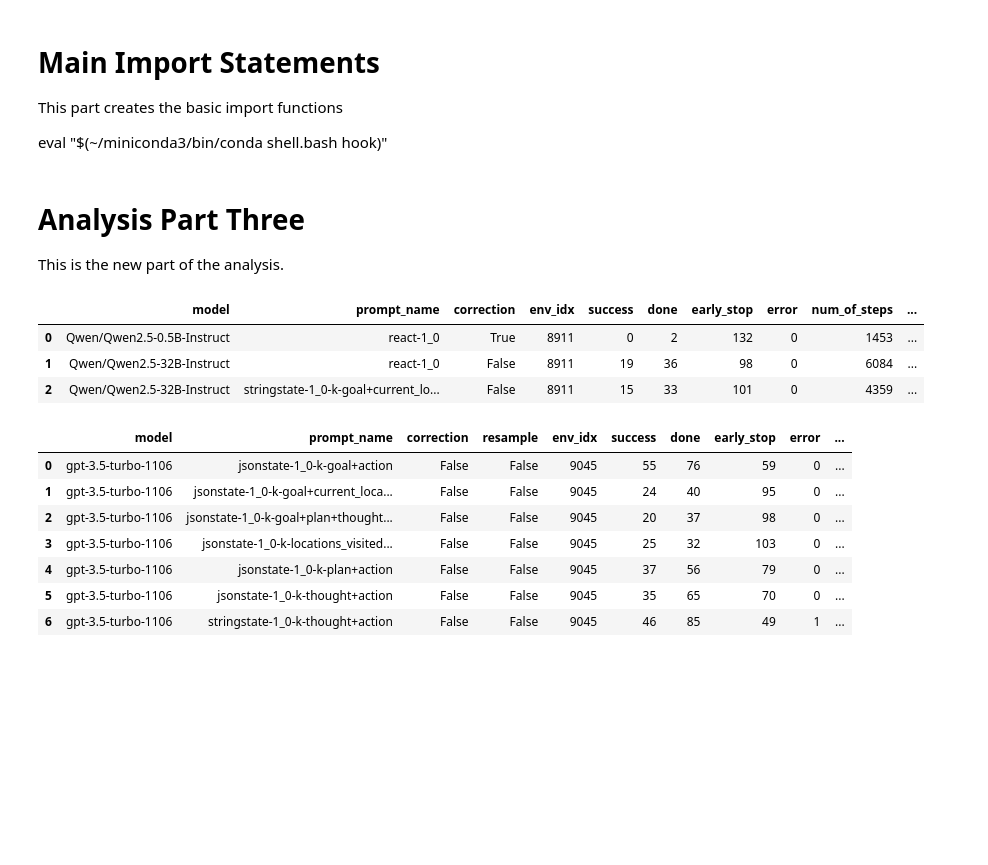
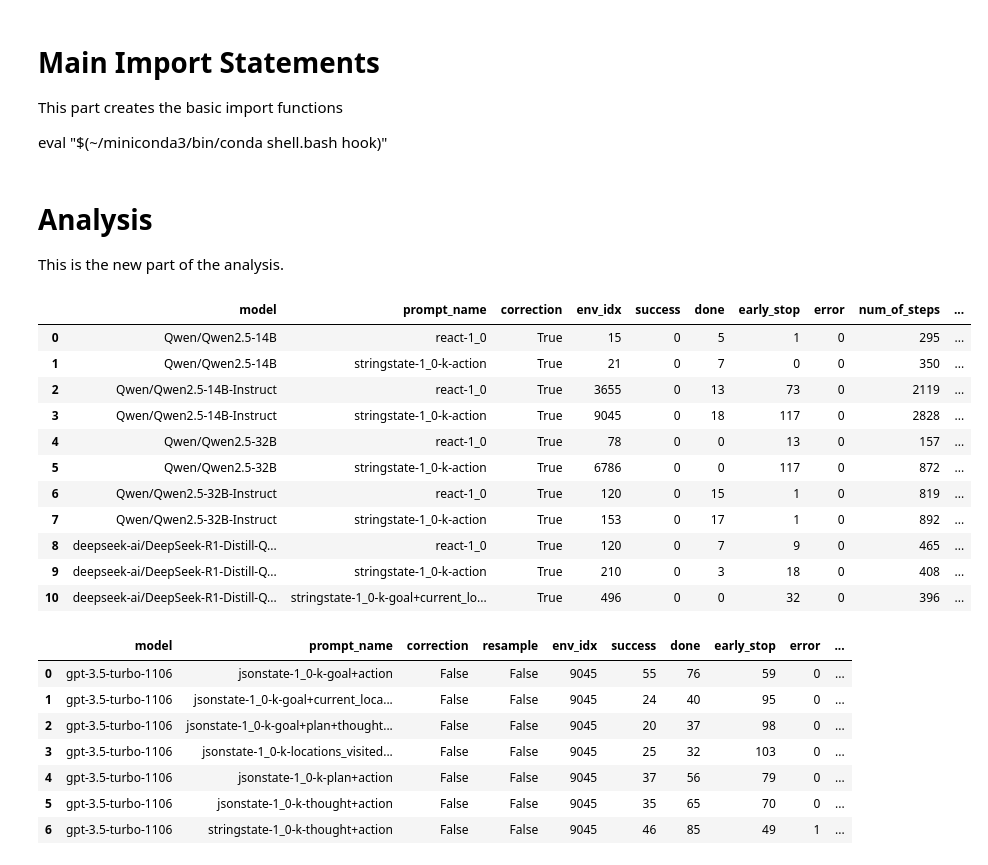
Before and after one commit to ai-nikolai/StateAct, a Jupyter notebook: alfworld_runs/analysis_alfworld_eval_notebook.ipynb, the cells around one changed output. Cells and saved outputs as stored; diff of their text form; code cells hidden in the pictures; blank space fills up the shorter version.

Commit message:
analysis notebook added (needs cleaning)

```diff
--- a/alfworld_runs/analysis_alfworld_eval_notebook.ipynb
+++ b/alfworld_runs/analysis_alfworld_eval_notebook.ipynb
@@ -45,7 +45,7 @@ def convert_bool_string_to_bool_int(in_string):
         print(in_string[0])
         raise Exception("Error in Transforming BoolString to Int")
 # %% [markdown]
-# Analysis Part Three
+# Analysis
 This is the new part of the analysis.
 # %%
 def load_data(trial_name):
@@ -152,20 +152,28 @@ def create_pivot(in_data,variable="success",aggregation_function="sum"):# pivot1
     piv_table = pivot_table.reset_index()
     return piv_table
 # %%
-file_name = "v5_eval"
+file_name = "v5_3_eval"
 # new_eval = load_data("v4_0_0_eval")
 new_eval = load_data(file_name)
 # new_eval.head()
 
 x,y = analyse_data_old(new_eval)
 y.to_csv(f"{file_name}_scores.csv",sep="&",index=False, float_format='%.2f')
 
 x.head()
 # %% [output]
 |  | model | prompt_name | correction | env_idx | success | done | early_stop | error | num_of_steps | ... |
-| 0 | Qwen/Qwen2.5-0.5B-Instruct | react-1_0 | True | 8911 | 0 | 2 | 132 | 0 | 1453 | ... |
-| 1 | Qwen/Qwen2.5-32B-Instruct | react-1_0 | False | 8911 | 19 | 36 | 98 | 0 | 6084 | ... |
-| 2 | Qwen/Qwen2.5-32B-Instruct | stringstate-1_0-k-goal+current_lo... | False | 8911 | 15 | 33 | 101 | 0 | 4359 | ... |
+| 0 | Qwen/Qwen2.5-14B | react-1_0 | True | 15 | 0 | 5 | 1 | 0 | 295 | ... |
+| 1 | Qwen/Qwen2.5-14B | stringstate-1_0-k-action | True | 21 | 0 | 7 | 0 | 0 | 350 | ... |
+| 2 | Qwen/Qwen2.5-14B-Instruct | react-1_0 | True | 3655 | 0 | 13 | 73 | 0 | 2119 | ... |
+| 3 | Qwen/Qwen2.5-14B-Instruct | stringstate-1_0-k-action | True | 9045 | 0 | 18 | 117 | 0 | 2828 | ... |
+| 4 | Qwen/Qwen2.5-32B | react-1_0 | True | 78 | 0 | 0 | 13 | 0 | 157 | ... |
+| 5 | Qwen/Qwen2.5-32B | stringstate-1_0-k-action | True | 6786 | 0 | 0 | 117 | 0 | 872 | ... |
+| 6 | Qwen/Qwen2.5-32B-Instruct | react-1_0 | True | 120 | 0 | 15 | 1 | 0 | 819 | ... |
+| 7 | Qwen/Qwen2.5-32B-Instruct | stringstate-1_0-k-action | True | 153 | 0 | 17 | 1 | 0 | 892 | ... |
+| 8 | deepseek-ai/DeepSeek-R1-Distill-Q... | react-1_0 | True | 120 | 0 | 7 | 9 | 0 | 465 | ... |
+| 9 | deepseek-ai/DeepSeek-R1-Distill-Q... | stringstate-1_0-k-action | True | 210 | 0 | 3 | 18 | 0 | 408 | ... |
+| 10 | deepseek-ai/DeepSeek-R1-Distill-Q... | stringstate-1_0-k-goal+current_lo... | True | 496 | 0 | 0 | 32 | 0 | 396 | ... |
 # %%
 file_name = "v4_1_0_eval"
 # new_eval = load_data("v4_1_0_eval")
```
